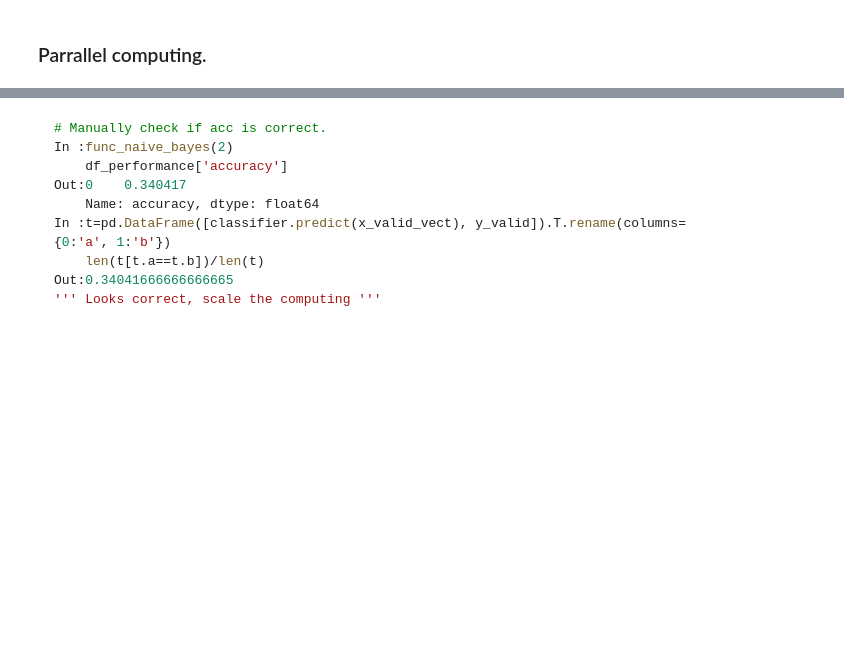
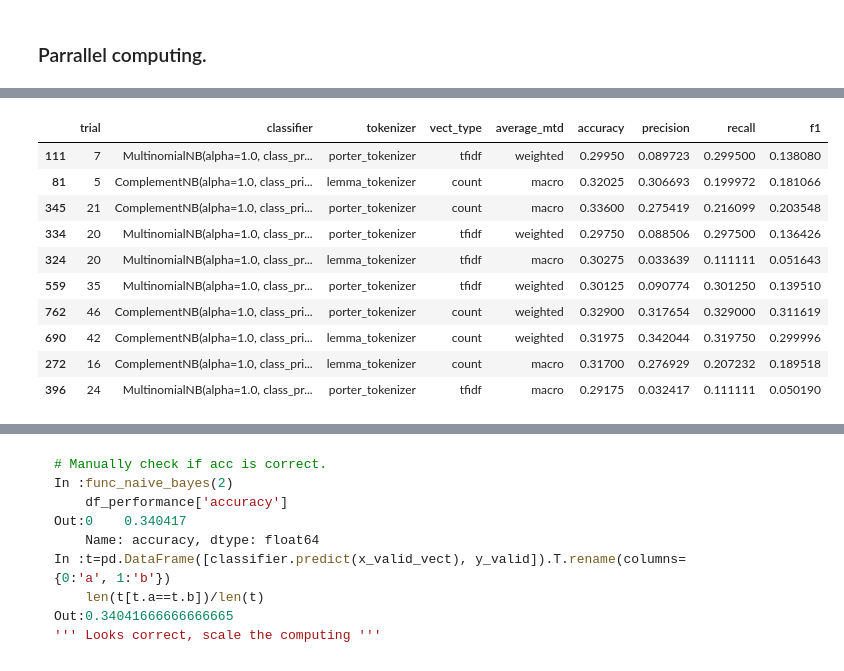
Before and after one commit to ma-ji/npo_classifier, a Jupyter notebook: script/classification_algorithms/NB_RF_broad_cat.ipynb, the cells around one changed output, grey strips where cells are left out. Saved outputs shown, nothing was run; the diff lists cells and outputs as text; code cells hidden in the pictures; blank space fills up the shorter version.

```diff
--- a/script/classification_algorithms/NB_RF_broad_cat.ipynb
+++ b/script/classification_algorithms/NB_RF_broad_cat.ipynb
@@ -75,3 +74,8 @@ VIII     677
 Name: EIN, dtype: int64
 # %% [markdown]
 ### Parrallel computing.
+# %%
+import ipyparallel as ipp
+c = ipp.Client()
+print(c.ids)
+dview = c[:]
@@ -192,0 +208,15 @@ for classifier in [naive_bayes.MultinomialNB(), naive_bayes.ComplementNB()]:
+# %%
+df_performance=pd.concat(dview.gather('df_performance'), ignore_index=True)
+df_performance.sample(10)
+# %% [output]
+|  | trial | classifier | tokenizer | vect_type | average_mtd | accuracy | precision | recall | f1 |
+| 111 | 7 | MultinomialNB(alpha=1.0, class_pr... | porter_tokenizer | tfidf | weighted | 0.29950 | 0.089723 | 0.299500 | 0.138080 |
+| 81 | 5 | ComplementNB(alpha=1.0, class_pri... | lemma_tokenizer | count | macro | 0.32025 | 0.306693 | 0.199972 | 0.181066 |
+| 345 | 21 | ComplementNB(alpha=1.0, class_pri... | porter_tokenizer | count | macro | 0.33600 | 0.275419 | 0.216099 | 0.203548 |
+| 334 | 20 | MultinomialNB(alpha=1.0, class_pr... | porter_tokenizer | tfidf | weighted | 0.29750 | 0.088506 | 0.297500 | 0.136426 |
+| 324 | 20 | MultinomialNB(alpha=1.0, class_pr... | lemma_tokenizer | tfidf | macro | 0.30275 | 0.033639 | 0.111111 | 0.051643 |
+| 559 | 35 | MultinomialNB(alpha=1.0, class_pr... | porter_tokenizer | tfidf | weighted | 0.30125 | 0.090774 | 0.301250 | 0.139510 |
+| 762 | 46 | ComplementNB(alpha=1.0, class_pri... | porter_tokenizer | count | weighted | 0.32900 | 0.317654 | 0.329000 | 0.311619 |
+| 690 | 42 | ComplementNB(alpha=1.0, class_pri... | lemma_tokenizer | count | weighted | 0.31975 | 0.342044 | 0.319750 | 0.299996 |
+| 272 | 16 | ComplementNB(alpha=1.0, class_pri... | lemma_tokenizer | count | macro | 0.31700 | 0.276929 | 0.207232 | 0.189518 |
+| 396 | 24 | MultinomialNB(alpha=1.0, class_pr... | porter_tokenizer | tfidf | macro | 0.29175 | 0.032417 | 0.111111 | 0.050190 |
```
Also changed, not shown: parts of 10 cells of this notebook, 1 other file.
